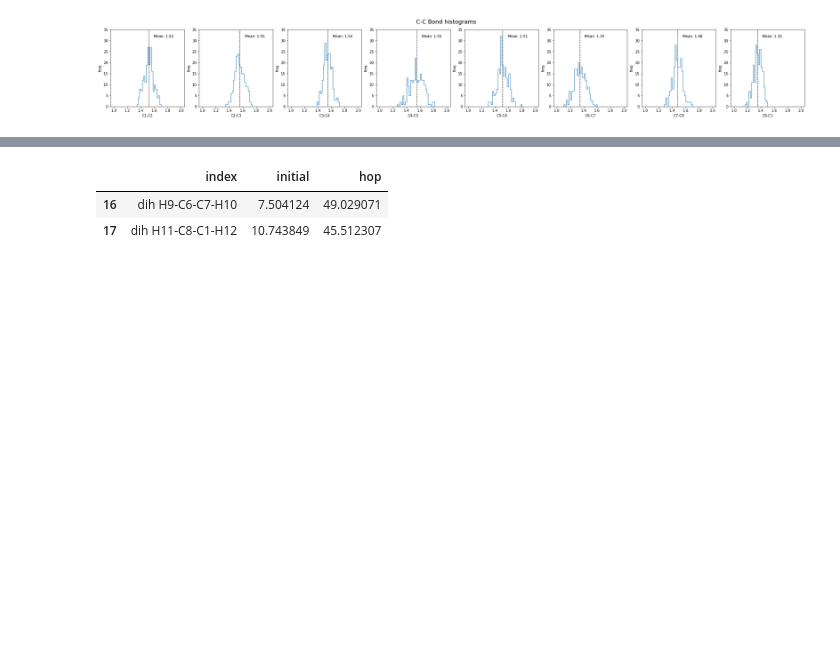
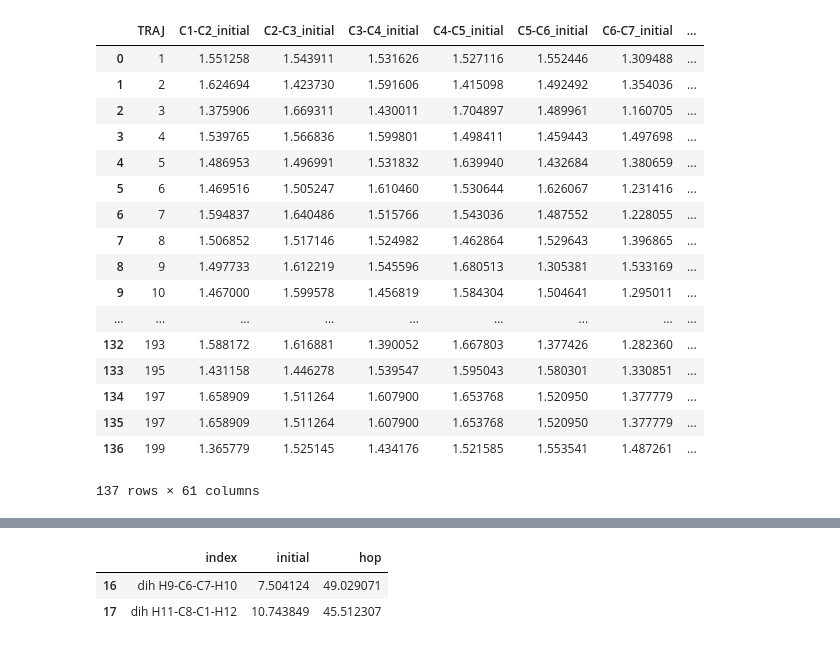
Before and after one commit to KhaiTTNguyen/Computational_Quantum_Chemistry, a Jupyter notebook: structural_influence_on_excited_state_dynamics/[Khai_Nguyen]_Internal_Coordinates_Visualization.ipynb, the cells around one changed output, grey strips where cells are left out. Cells and saved outputs as stored; diff of their text form; code cells hidden in the pictures; blank space fills up the shorter version.

```diff
--- a/structural_influence_on_excited_state_dynamics/[Khai_Nguyen]_Internal_Coordinates_Visualization.ipynb
+++ b/structural_influence_on_excited_state_dynamics/[Khai_Nguyen]_Internal_Coordinates_Visualization.ipynb
@@ -25,27 +25,25 @@ data = pd.read_csv(file_path)
 # %%
-# plot C-C bonds
-# data.iloc[:,1:9]
-# range=(1, 2)
-C_C_df = data.iloc[:,1:9]
-fig, axes = plt.subplots(ncols=len(C_C_df.columns), figsize=(35,4))
-fig.suptitle('C-C Bond histograms', size=16)
+# # plot C-C bonds
+# # data.iloc[:,1:9]
+# # range=(1, 2)
+# C_C_df = data.iloc[:,1:9]
+# fig, axes = plt.subplots(ncols=len(C_C_df.columns), figsize=(35,4))
+# fig.suptitle('C-C Bond histograms', size=16)
 
-for col, axe in zip(C_C_df.columns, axes):
-        x = C_C_df[col]
-        axe.hist(x, bins=50, range=(1, 2), histtype='step', label=col)
-        axe.set_xlabel(col)
-        axe.set_ylabel('freq')
-        axe.axvline(x.mean(), color='k', linestyle='dashed', linewidth=1)
-        axe.set_ybound(lower=0,upper=35)
-        ymin,ymax=axe.get_ylim()
-        axe.text(x.mean()*1.05, ymax*0.9,'Mean: {:.2f}'.format(x.mean()))
+# for col, axe in zip(C_C_df.columns, axes):
+#         x = C_C_df[col]
+#         axe.hist(x, bins=50, range=(1, 2), histtype='step', label=col)
+#         axe.set_xlabel(col)
+#         axe.set_ylabel('freq')
+#         axe.axvline(x.mean(), color='k', linestyle='dashed', linewidth=1)
+#         axe.set_ybound(lower=0,upper=35)
+#         ymin,ymax=axe.get_ylim()
+#         axe.text(x.mean()*1.05, ymax*0.9,'Mean: {:.2f}'.format(x.mean()))
 
-#------------------------- Output to file ----------------------#
-output_path = os.path.join(".", "visuals","histograms", date_computed + "_C_C_IC_value" + ".png")
-os.makedirs(os.path.dirname(output_path), exist_ok=True) # create 'visuals' & 'histograms' folder if not existed yet
-plt.savefig(output_path)
+# #------------------------- Output to file ----------------------#
+# output_path = os.path.join(".", "visuals","histograms", date_computed + "_C_C_IC_value" + ".png")
+# os.makedirs(os.path.dirname(output_path), exist_ok=True) # create 'visuals' & 'histograms' folder if not existed yet
+# plt.savefig(output_path)
-# %% [output]
-[figure, removed]
 # %%
 # # Plot how each IC varies (w.r.t. traj#)
 # sub_data = data.iloc[:,1:] # slice off first column (TRAJ #)
@@ -57,13 +55,33 @@ plt.savefig(output_path)
 # %%
 # --------------- Graph showing correlation between initial structure vs. structure at twist -------------#
 # Read data from file
 date_computed = str(date.today())
 file_path_1 = os.path.join(".", "output", date_computed + "_trajectory_internal_geometry" + ".csv")
 file_path_2 = os.path.join(".", "output", date_computed + "_hop21_internal_geometry" + ".csv")
 initial_data = pd.read_csv(file_path_1)
 hop_data = pd.read_csv(file_path_2)
 
 # ----------------------- Merge & filter ----------------------- #
 dih_merge = pd.merge(initial_data.iloc[:,:], \
                          hop_data.iloc[:,:], \
                          suffixes=('_initial','_hop'), on='TRAJ')
+dih_merge
+# %% [output]
+|  | TRAJ | C1-C2_initial | C2-C3_initial | C3-C4_initial | C4-C5_initial | C5-C6_initial | C6-C7_initial | ... |
+| 0 | 1 | 1.551258 | 1.543911 | 1.531626 | 1.527116 | 1.552446 | 1.309488 | ... |
+| 1 | 2 | 1.624694 | 1.423730 | 1.591606 | 1.415098 | 1.492492 | 1.354036 | ... |
+| 2 | 3 | 1.375906 | 1.669311 | 1.430011 | 1.704897 | 1.489961 | 1.160705 | ... |
+| 3 | 4 | 1.539765 | 1.566836 | 1.599801 | 1.498411 | 1.459443 | 1.497698 | ... |
+| 4 | 5 | 1.486953 | 1.496991 | 1.531832 | 1.639940 | 1.432684 | 1.380659 | ... |
+| 5 | 6 | 1.469516 | 1.505247 | 1.610460 | 1.530644 | 1.626067 | 1.231416 | ... |
+| 6 | 7 | 1.594837 | 1.640486 | 1.515766 | 1.543036 | 1.487552 | 1.228055 | ... |
+| 7 | 8 | 1.506852 | 1.517146 | 1.524982 | 1.462864 | 1.529643 | 1.396865 | ... |
+| 8 | 9 | 1.497733 | 1.612219 | 1.545596 | 1.680513 | 1.305381 | 1.533169 | ... |
+| 9 | 10 | 1.467000 | 1.599578 | 1.456819 | 1.584304 | 1.504641 | 1.295011 | ... |
+| ... | ... | ... | ... | ... | ... | ... | ... | ... |
+| 132 | 193 | 1.588172 | 1.616881 | 1.390052 | 1.667803 | 1.377426 | 1.282360 | ... |
+| 133 | 195 | 1.431158 | 1.446278 | 1.539547 | 1.595043 | 1.580301 | 1.330851 | ... |
+| 134 | 197 | 1.658909 | 1.511264 | 1.607900 | 1.653768 | 1.520950 | 1.377779 | ... |
+| 135 | 197 | 1.658909 | 1.511264 | 1.607900 | 1.653768 | 1.520950 | 1.377779 | ... |
+| 136 | 199 | 1.365779 | 1.525145 | 1.434176 | 1.521585 | 1.553541 | 1.487261 | ... |
+137 rows × 61 columns
```
Also changed, not shown: parts of 4 cells of this notebook, 17 other files.
